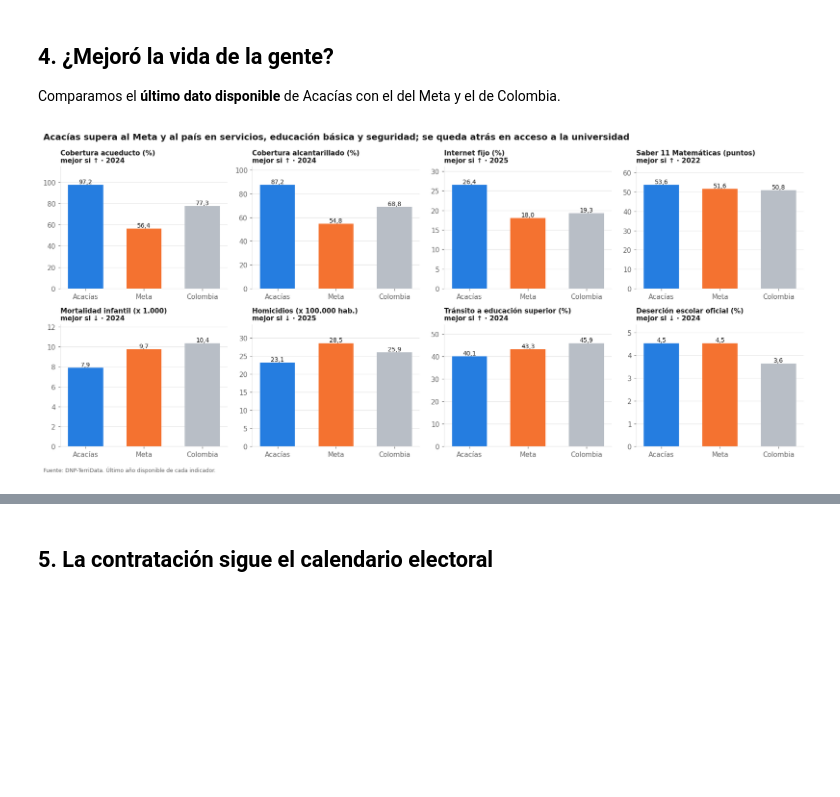
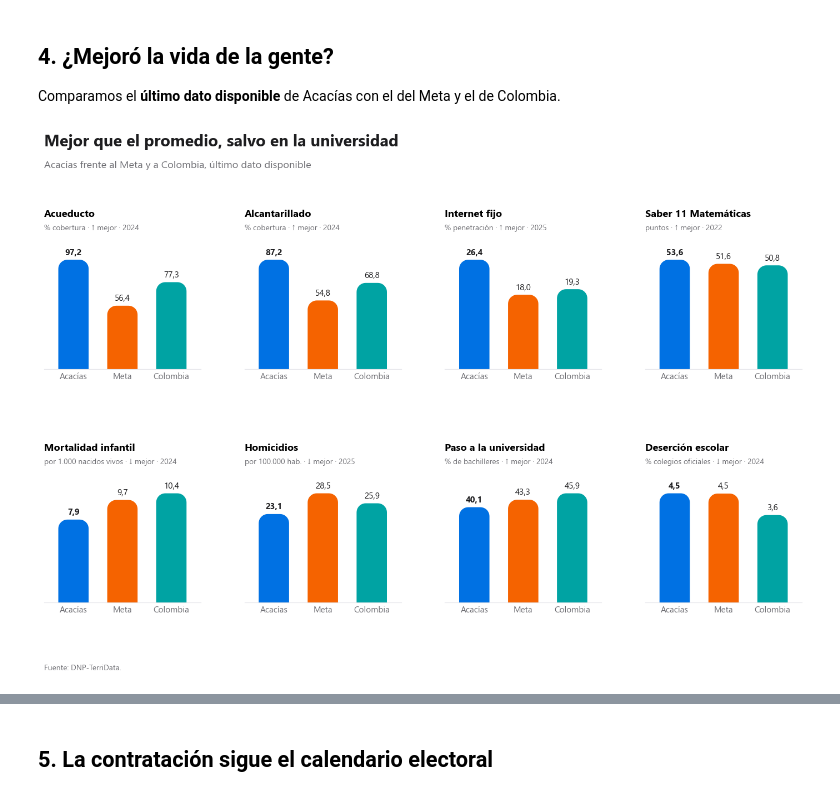
Before and after one commit to Hamashy/acacias-petroleo-regalias, a Jupyter notebook: notebooks/07_analisis_final.ipynb, the cells around one changed output, grey strips where cells are left out. Cells and saved outputs as stored; diff of their text form; code cells hidden in the pictures; blank space fills up the shorter version.

```diff
--- a/notebooks/07_analisis_final.ipynb
+++ b/notebooks/07_analisis_final.ipynb
@@ -113,22 +227,3 @@ Total 2013-2025: generadas 8,351 mm, recibidas 430 mm -> $5.1 por cada $100
 **Hallazgo:** la alcaldía recibe entre **$2 y $9 por cada $100** de regalías que produce su petróleo. Desde 2021, con el nuevo régimen del SGR (Ley 2056 de 2020), la porción subió, pero sigue siendo menos de una décima parte.
 # %% [markdown]
 ## 3. ¿En qué se invirtió?
-# %%
-sect = pd.read_csv(DATA / "proyectos_sgr_por_sector.csv").set_index("sector")["valor_mm"].sort_values()
-nombres = {"Vivienda, Ciudad Y Territorio": "Vivienda, agua y alcantarillado",
-           "Tecnologías De La Información Y Las Comunicaciones": "TIC",
-           "Comercio, Industria Y Turismo": "Comercio y turismo",
-           "Ambiente Y Desarrollo Sostenible": "Ambiente"}
-sect.index = [nombres.get(s, s) for s in sect.index]
-
-fig, ax = plt.subplots(figsize=(10, 5))
-ax.barh(sect.index, sect.values, color=AZUL, height=0.6)
-ax.grid(axis="x"); ax.grid(axis="y", visible=False)
-ax.set_title(f"Vías y vivienda/agua se llevan casi 7 de cada 10 pesos de los proyectos con regalías")
-ax.set_xlabel(f"Miles de millones de pesos de {ANIO_BASE}")
-pct = 100 * sect / sect.sum()
-for i, (v, p) in enumerate(zip(sect.values, pct.values)):
-    ax.text(v + 3, i, f"{p:.0f}%", va="center", fontsize=9, color=TEXTO)
-fuente(fig, "Fuente: DNP-MapaInversiones. Proyectos SGR de la Alcaldía de Acacías terminados, en ejecución o viables.")
-guardar(fig, "03_inversion_por_sector.png")
-plt.show()
@@ -141,31 +267,47 @@ Comparamos el **último dato disponible** de Acacías con el del Meta y el de Co
 # %%
 panel = pd.read_csv(DATA / "terridata_panel_indicadores.csv")
 elegidos = ["Cobertura acueducto (%)", "Cobertura alcantarillado (%)", "Internet fijo (%)",
             "Saber 11 Matemáticas (puntos)", "Mortalidad infantil (x 1.000)", "Homicidios (x 100.000 hab.)",
             "Tránsito a educación superior (%)", "Deserción escolar oficial (%)"]
-lugares = {"Acacías": AZUL, "Meta": NARANJA, "Colombia": GRIS}
+titulos = {"Cobertura acueducto (%)": "Acueducto", "Cobertura alcantarillado (%)": "Alcantarillado",
+           "Internet fijo (%)": "Internet fijo", "Saber 11 Matemáticas (puntos)": "Saber 11 Matemáticas",
+           "Mortalidad infantil (x 1.000)": "Mortalidad infantil", "Homicidios (x 100.000 hab.)": "Homicidios",
+           "Tránsito a educación superior (%)": "Paso a la universidad", "Deserción escolar oficial (%)": "Deserción escolar"}
+unidades = {"Cobertura acueducto (%)": "% cobertura", "Cobertura alcantarillado (%)": "% cobertura",
+            "Internet fijo (%)": "% penetración", "Saber 11 Matemáticas (puntos)": "puntos",
+            "Mortalidad infantil (x 1.000)": "por 1.000 nacidos vivos", "Homicidios (x 100.000 hab.)": "por 100.000 hab.",
+            "Tránsito a educación superior (%)": "% de bachilleres", "Deserción escolar oficial (%)": "% colegios oficiales"}
+lugares = ["Acacías", "Meta", "Colombia"]
 
 ult = (panel[panel["nombre"].isin(elegidos) & panel["lugar"].isin(lugares) & panel["valor"].notna() & (panel["anio"] <= 2025)]
          .sort_values("anio").groupby(["nombre", "lugar"]).last().reset_index())
 mejor = panel.drop_duplicates("nombre").set_index("nombre")["mejor"]
 
-fig, axes = plt.subplots(2, 4, figsize=(16, 7))
-for ax, nombre in zip(axes.flat, elegidos):
-    sub = ult[ult["nombre"] == nombre].set_index("lugar").reindex(list(lugares))
-    ax.bar(sub.index, sub["valor"], color=list(lugares.values()), width=0.6)
-    for i, v in enumerate(sub["valor"]):
-        ax.text(i, v, f"{v:,.1f}".replace(",", "X").replace(".", ",").replace("X", "."),
-                ha="center", va="bottom", fontsize=9, color=TEXTO)
-    anio = int(sub.loc["Acacías", "anio"])
-    flecha = "↑" if mejor[nombre] == "sube" else "↓"
-    ax.set_title(f"{nombre}\nmejor si {flecha} · {anio}", fontsize=10)
-    ax.set_ylim(0, sub["valor"].max() * 1.18)
-fig.suptitle("Acacías supera al Meta y al país en servicios, educación básica y seguridad; se queda atrás en acceso a la universidad",
-             x=0.01, ha="left", fontsize=13, fontweight="bold", color=TEXTO)
-fuente(fig, "Fuente: DNP-TerriData. Último año disponible de cada indicador.")
-plt.tight_layout()
-guardar(fig, "04_indicadores_sociales.png")
-plt.show()
+def dibujar_indicadores(t):
+    colores = [t["acacias"], t["meta"], t["colombia"]]
+    fig, axes = plt.subplots(2, 4, figsize=(16, 7.8), gridspec_kw={"hspace": 0.75, "wspace": 0.28})
+    for ax, nombre in zip(axes.flat, elegidos):
+        sub = ult[ult["nombre"] == nombre].set_index("lugar").reindex(lugares)
+        top = sub["valor"].max() * 1.22
+        ax.set_xlim(-0.6, 2.6); ax.set_ylim(0, top)
+        for i, (v, c) in enumerate(zip(sub["valor"], colores)):
+            barras(ax, [i], [v], 0.62, c)
+            ax.text(i, v + top * 0.02, coma(v), ha="center", va="bottom", fontsize=10,
+                    fontweight="bold" if i == 0 else "normal", color=t["texto"])
+        ax.set_xticks(range(3)); ax.set_xticklabels(lugares)
+        ax.set_yticks([])
+        flecha = "↑ mejor" if mejor[nombre] == "sube" else "↓ mejor"
+        ax.set_title(f"{titulos[nombre]}", loc="left", fontsize=12, fontweight="bold", pad=22)
+        ax.text(0, 1.04, f"{unidades[nombre]} · {flecha} · {int(sub.loc['Acacías', 'anio'])}",
+                transform=ax.transAxes, fontsize=9, color=t["texto2"])
+        ax.grid(False)
+    aplicar_tema(fig, axes.flat, t)
+    encabezado(fig, "Mejor que el promedio, salvo en la universidad",
+               "Acacías frente al Meta y a Colombia, último dato disponible", t, espacio=0.45)
+    pie(fig, "Fuente: DNP-TerriData.", t)
+    return fig
+
+guardar_y_mostrar(dibujar_indicadores, "04_indicadores_sociales")
 # %% [output]
-[figure, old version]
+[figure, new version]
 # %%
```
Also changed, not shown: parts of 19 cells of this notebook, 16 other files.
